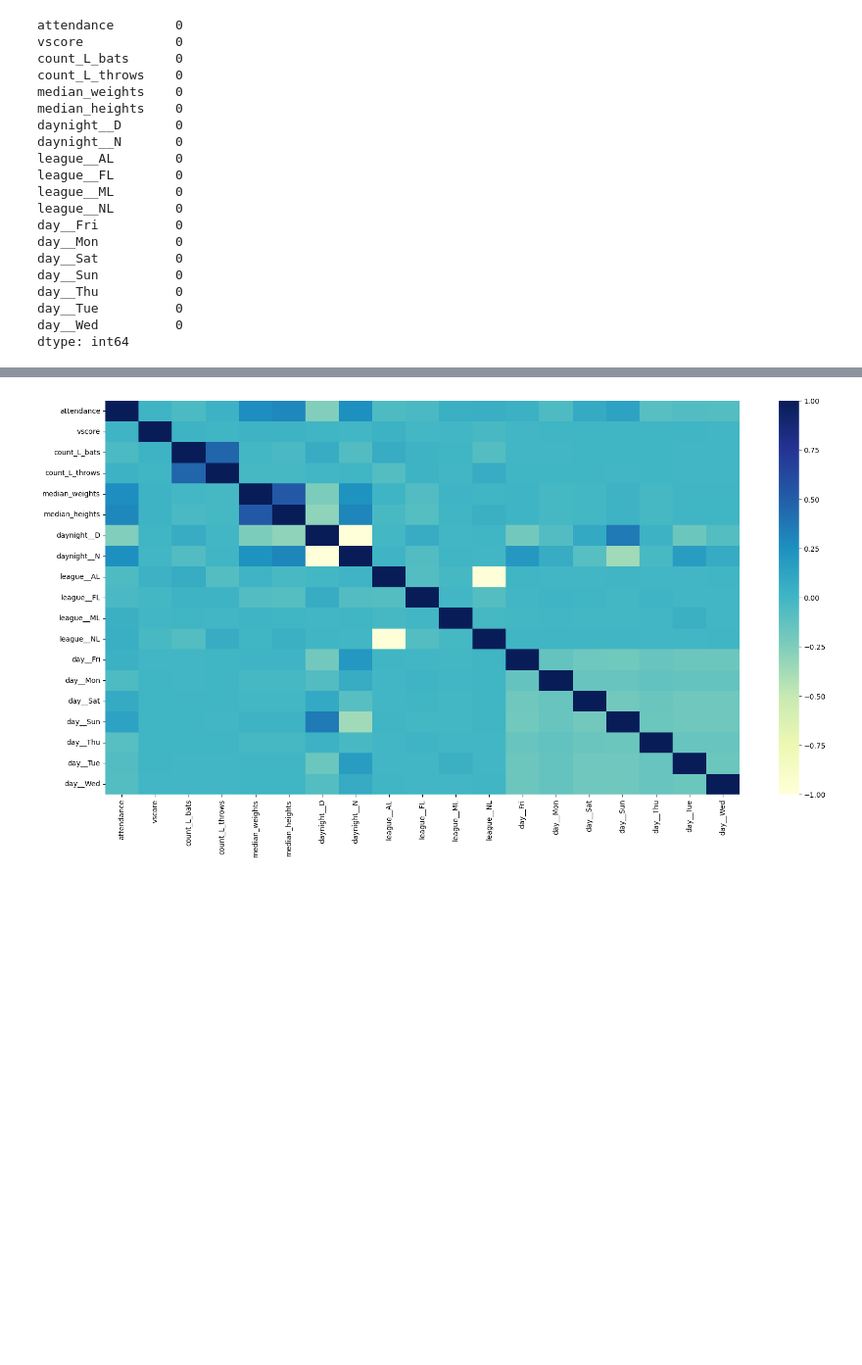
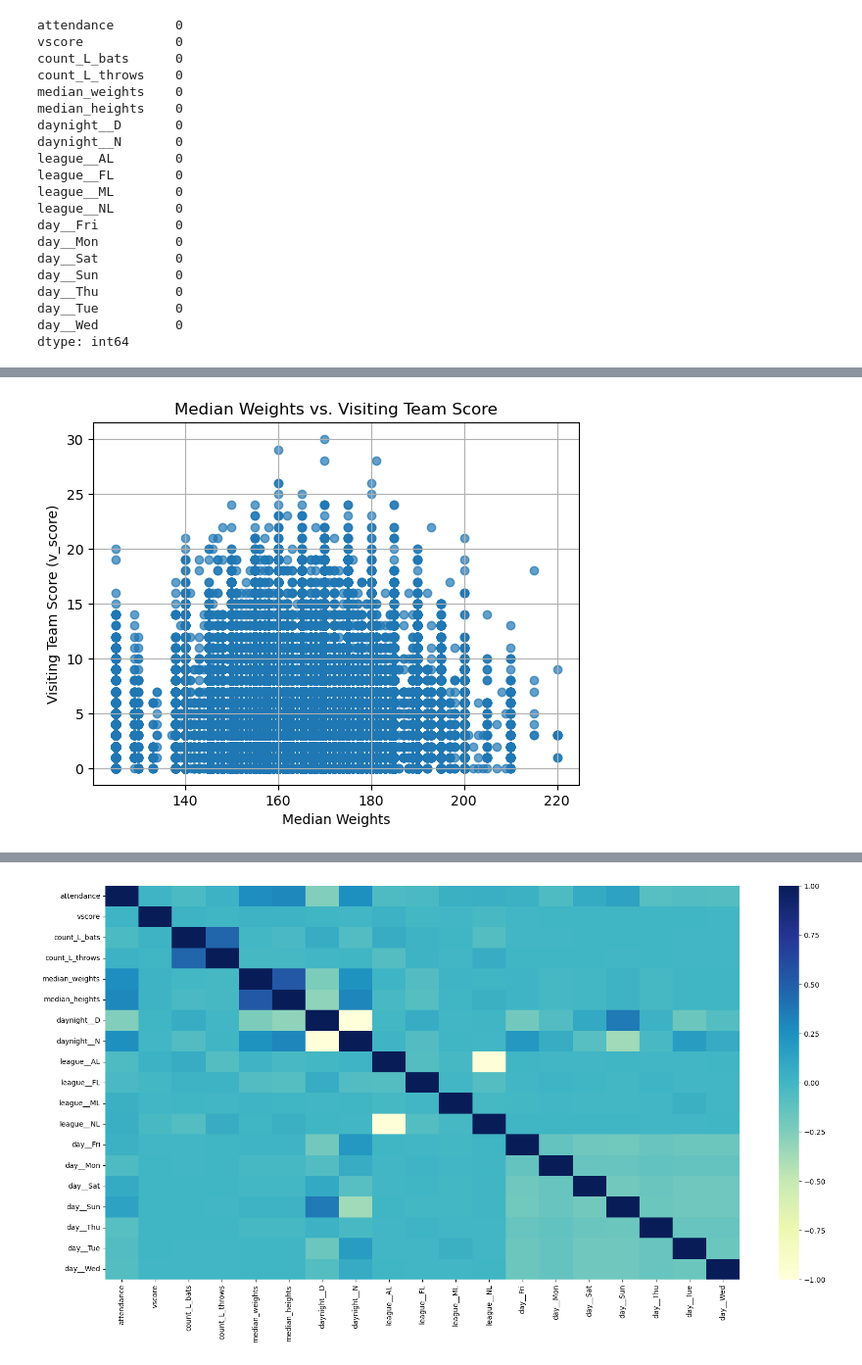
Before and after one commit to ScientificSam/Capstone, a Jupyter notebook: Notebooks/baseball.ipynb, the cells around one changed output, grey strips where cells are left out. Shown at 98% size. Saved outputs shown, nothing was run; the diff lists cells and outputs as text; code cells hidden in the pictures; blank space fills up the shorter version.

```diff
--- a/Notebooks/baseball.ipynb
+++ b/Notebooks/baseball.ipynb
@@ -292,0 +313,9 @@ model_data =  model_data.astype(int)
+# %%
+plt.scatter(model_data['median_weights'], model_data['vscore'], alpha=0.7)
+plt.xlabel('Median Weights')
+plt.ylabel('Visiting Team Score (v_score)')
+plt.title('Median Weights vs. Visiting Team Score')
+plt.grid(True)
+plt.show()
+# %% [output]
+[figure, added]
```
Also changed, not shown: parts of 13 cells of this notebook, 1 other file.
